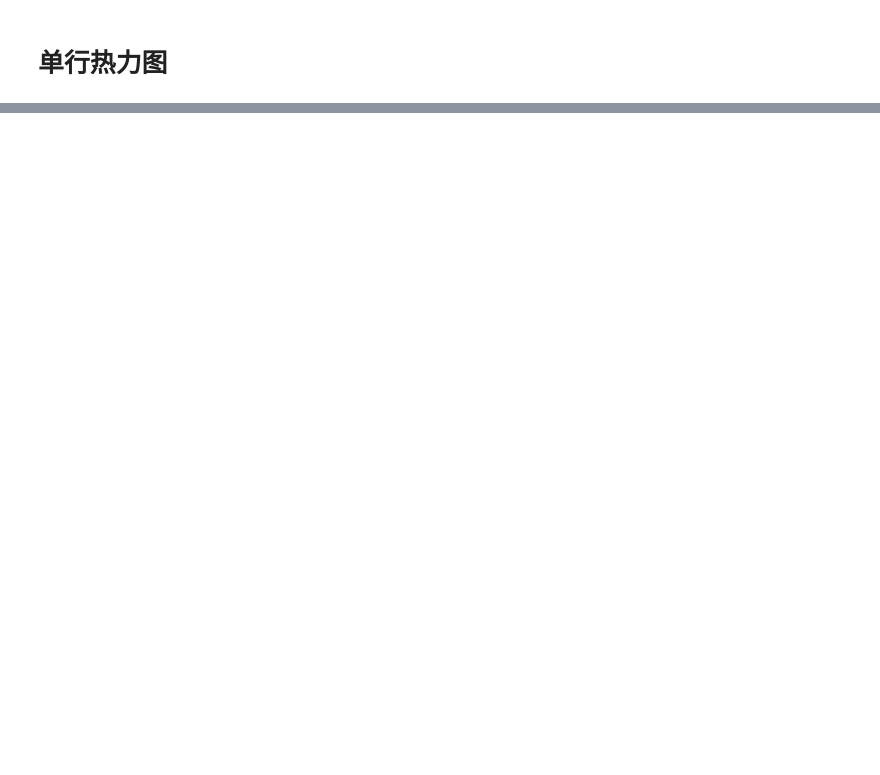
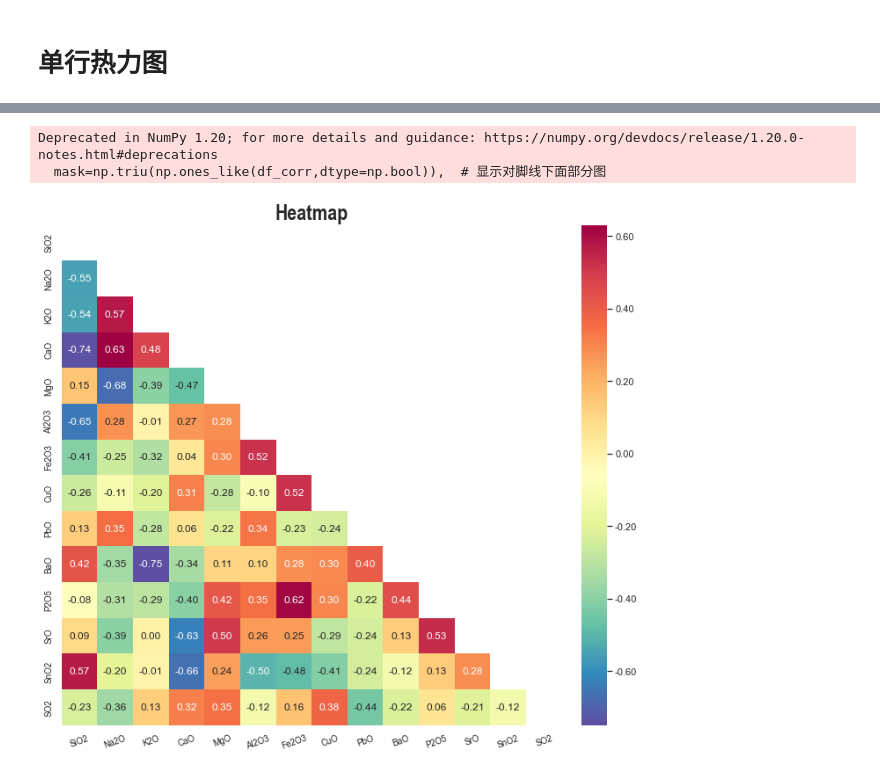
Before and after one commit to Cooper1023/Visualization, a Jupyter notebook: heatmap/python_heatmap.ipynb, the cells around one changed output, grey strips where cells are left out. Cells and saved outputs as stored; diff of their text form; code cells hidden in the pictures; blank space fills up the shorter version.

```diff
--- a/heatmap/python_heatmap.ipynb
+++ b/heatmap/python_heatmap.ipynb
@@ -90,0 +110,36 @@ plt.savefig('heatmap_one.png', dpi=300, bbox_inches='tight')
+# %%
+sns.set_theme(style='white')
+# 画图
+fig, ax = plt.subplots(figsize=(16, 9))
+# 输入数据仅一行相关系数
+sns.heatmap(df_corr,
+            cmap=sns.color_palette('Spectral_r', as_cmap=True),
+            fmt='.2f',
+            annot=True,
+            annot_kws={'size': 12},
+            square=True,
+            mask=np.triu(np.ones_like(df_corr,dtype=np.bool)),  # 显示对脚线下面部分图
+            cbar_kws={
+                      'orientation': 'vertical',   # color bar的方向设置，默认为'vertical'，可水平显示'horizontal'
+                      'format': '%.2f',              # 格式化输出color bar中刻度值
+                      'pad': 0.02,                    # color bar与热图之间距离，距离变大热图会被压缩
+            }
+            )
+
+# 添加标题
+plt.title('Heatmap',
+          fontproperties=fm.FontProperties(family='Arial', size=24, stretch=0, weight='bold'))
+
+# 坐标轴刻度字体
+plt.xticks(fontproperties = fm.FontProperties(family='Arial', size=12, stretch=0))
+plt.yticks(fontproperties = fm.FontProperties(family='Arial', size=12, stretch=0))
+
+# 横纵坐标轴刻度值旋转
+ax.set_xticklabels(ax.get_xticklabels(), rotation=20)
+
+plt.tight_layout()
+plt.savefig('heatmap_half.png', dpi=300, bbox_inches='tight')
+# %% [output]
+Deprecated in NumPy 1.20; for more details and guidance: https://numpy.org/devdocs/release/1.20.0-notes.html#deprecations
+  mask=np.triu(np.ones_like(df_corr,dtype=np.bool)),  # 显示对脚线下面部分图
+[figure, added]
```
Also changed, not shown: parts of 9 cells of this notebook, 5 other files.
